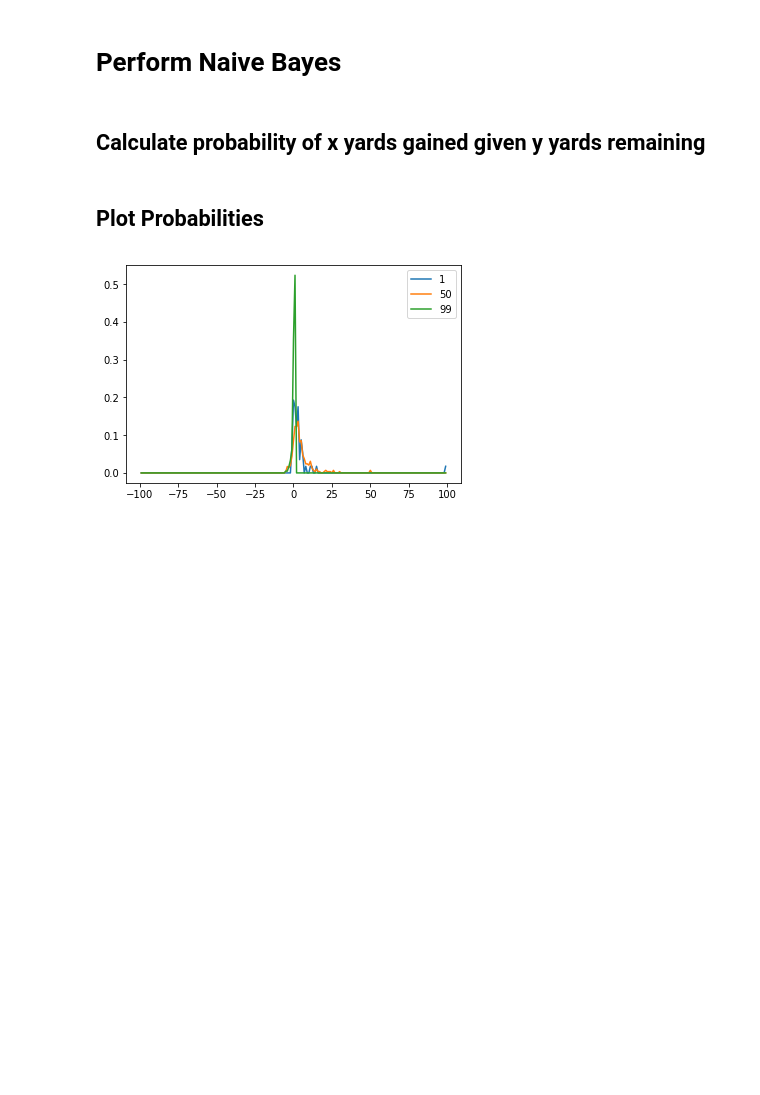
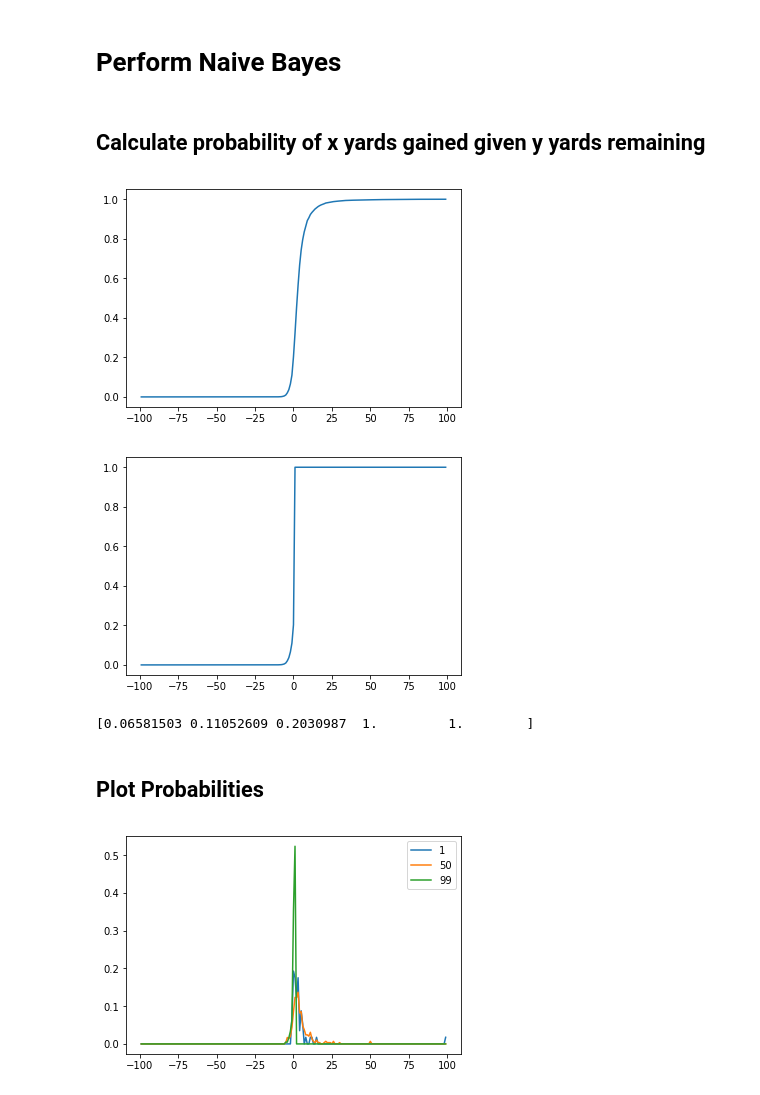
Before and after one commit to traviemcg/cs229nflbigdata, a Jupyter notebook: naive_bayes.ipynb, the cells around one changed output. Saved outputs shown, nothing was run; the diff lists cells and outputs as text; code cells hidden in the pictures; blank space fills up the shorter version.

Commit message:
Naive Bayes with squashing

```diff
--- a/naive_bayes.ipynb
+++ b/naive_bayes.ipynb
@@ -147,0 +139,4 @@ yards_remaining = yard_lines[field_positions==possession_teams].append(yard_line
+# %%
+df['YardsRemaining'] = 100 - df.YardLine[df.FieldPosition == df.PossessionTeam]
+df.YardsRemaining.fillna(df.YardLine, inplace=True)
+df.head()[['GameId', 'PlayId', 'FieldPosition', 'PossessionTeam', 'YardLine', 'Yards', 'YardsRemaining']]
@@ -150,18 +152,45 @@ yards_remaining = yard_lines[field_positions==possession_teams].append(yard_line
 # %% [markdown]
 ## Calculate probability of x yards gained given y yards remaining
 # %%
-yards = df['Yards']
+# yards = df['Yards']
 
-yard_counts = np.zeros((99,199), dtype = 'uint32')
-yard_probabilities = np.zeros((99,199), dtype = 'float')
+# yard_counts = np.zeros((99,199), dtype = 'uint32')
+# yard_probabilities = np.zeros((99,199), dtype = 'float')
 
-for yard_remaining in range(1,100):
-    yards_current = yards[yards_remaining==yard_remaining]
+# for yard_remaining in range(1,100):
+#     yards_current = yards[yards_remaining==yard_remaining]
 
-    for yard in range(-99, 100):
-        yard_counts[yard_remaining-1,yard+99] = sum(yards_current==yard)
+#     for yard in range(-99, 100):
+#         yard_counts[yard_remaining-1,yard+99] = sum(yards_current==yard)
 
-    yard_probabilities[yard_remaining-1,:] = yard_counts[yard_remaining-1,:] / np.sum(yard_counts[yard_remaining-1,:])
+#     yard_probabilities[yard_remaining-1,:] = yard_counts[yard_remaining-1,:] / np.sum(yard_counts[yard_remaining-1,:])
+
+# calculate pmf
+yard_counts = np.zeros((199), dtype = 'double')
+for yard in range(-99, 100):
+    yard_counts[yard+99] = sum(df['Yards']==yard)
+yard_probabilities = yard_counts / np.sum(yard_counts)
+# print(yard_probabilities)
+
+# calculate cdf
+yard_cdf = np.cumsum(yard_probabilities)
+# print(yard_cdf)
+
+plt.plot(np.arange(-99,100),yard_cdf)
+plt.show()
+
+# example squash adjustment
+yard_remaining = 1
+yard_cdf[199-(100 - yard_remaining):] = 1 # squash probability
+yard_cdf[0:yard_remaining-1] = 0
+
+plt.plot(np.arange(-99,100),yard_cdf)
+plt.show()
+print(yard_cdf[97:102])
+# %% [output]
+[figure, added]
+[figure, added]
+[0.06581503 0.11052609 0.2030987  1.         1.        ]
 # %% [markdown]
 ## Plot Probabilities
 # %%
```
Also changed, not shown: parts of 3 cells of this notebook.
